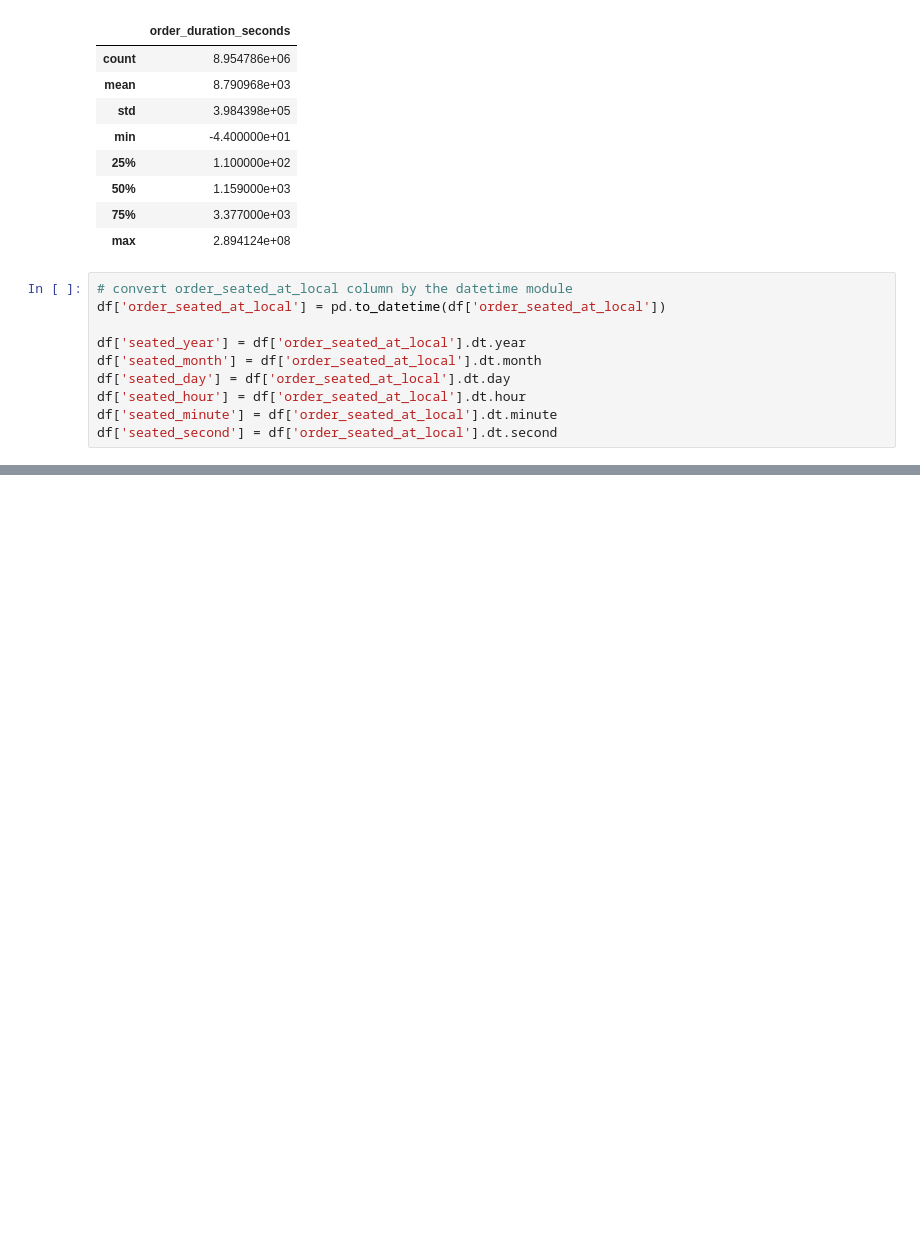
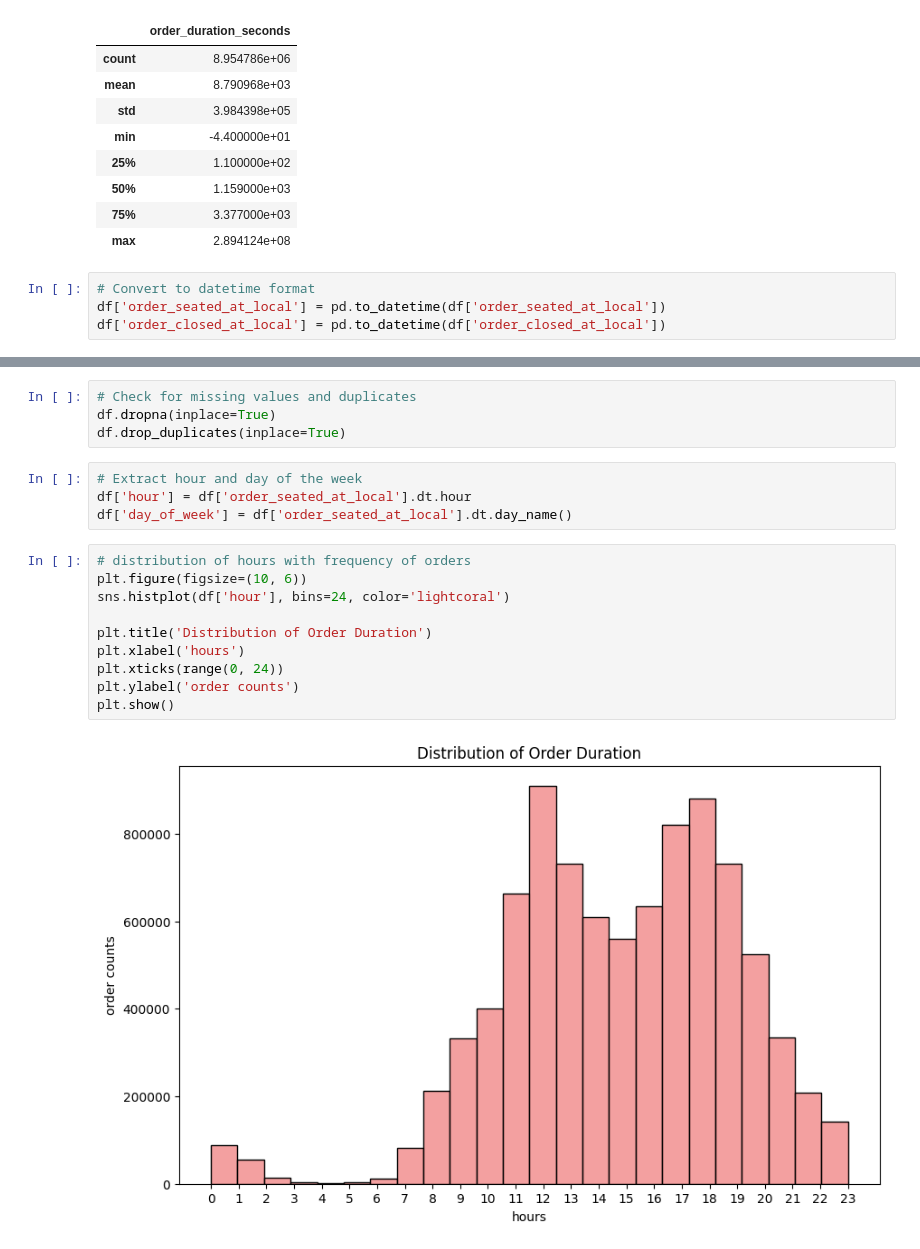
Before and after one commit to Tanisha3v/RecursiveHonks, a Jupyter notebook: TouchBistroChallenge/question_1.ipynb, the cells around one changed output, grey strips where cells are left out. Cells and saved outputs as stored; diff of their text form; blank space fills up the shorter version.

```diff
--- a/TouchBistroChallenge/question_1.ipynb
+++ b/TouchBistroChallenge/question_1.ipynb
@@ -48,13 +48,7 @@ df.describe()
 | 50% | 1.159000e+03 |
 | 75% | 3.377000e+03 |
 | max | 2.894124e+08 |
-# %%
-# convert order_seated_at_local	column by the datetime module
-df['order_seated_at_local'] = pd.to_datetime(df['order_seated_at_local'])
-
-df['seated_year'] = df['order_seated_at_local'].dt.year
-df['seated_month'] = df['order_seated_at_local'].dt.month
-df['seated_day'] = df['order_seated_at_local'].dt.day
-df['seated_hour'] = df['order_seated_at_local'].dt.hour
-df['seated_minute'] = df['order_seated_at_local'].dt.minute
-df['seated_second'] = df['order_seated_at_local'].dt.second
+# %%
+# Convert to datetime format
+df['order_seated_at_local'] = pd.to_datetime(df['order_seated_at_local'])
+df['order_closed_at_local'] = pd.to_datetime(df['order_closed_at_local'])
@@ -60,0 +64,20 @@ df['seated_second'] = df['order_seated_at_local'].dt.second
+# %%
+# Check for missing values and duplicates
+df.dropna(inplace=True)
+df.drop_duplicates(inplace=True)
+# %%
+# Extract hour and day of the week
+df['hour'] = df['order_seated_at_local'].dt.hour
+df['day_of_week'] = df['order_seated_at_local'].dt.day_name()
+# %%
+# distribution of hours with frequency of orders
+plt.figure(figsize=(10, 6))
+sns.histplot(df['hour'], bins=24, color='lightcoral')
+
+plt.title('Distribution of Order Duration')
+plt.xlabel('hours')
+plt.xticks(range(0, 24))
+plt.ylabel('order counts')
+plt.show()
+# %% [output]
+[figure, added]
```
Also changed, not shown: parts of 2 cells of this notebook.
